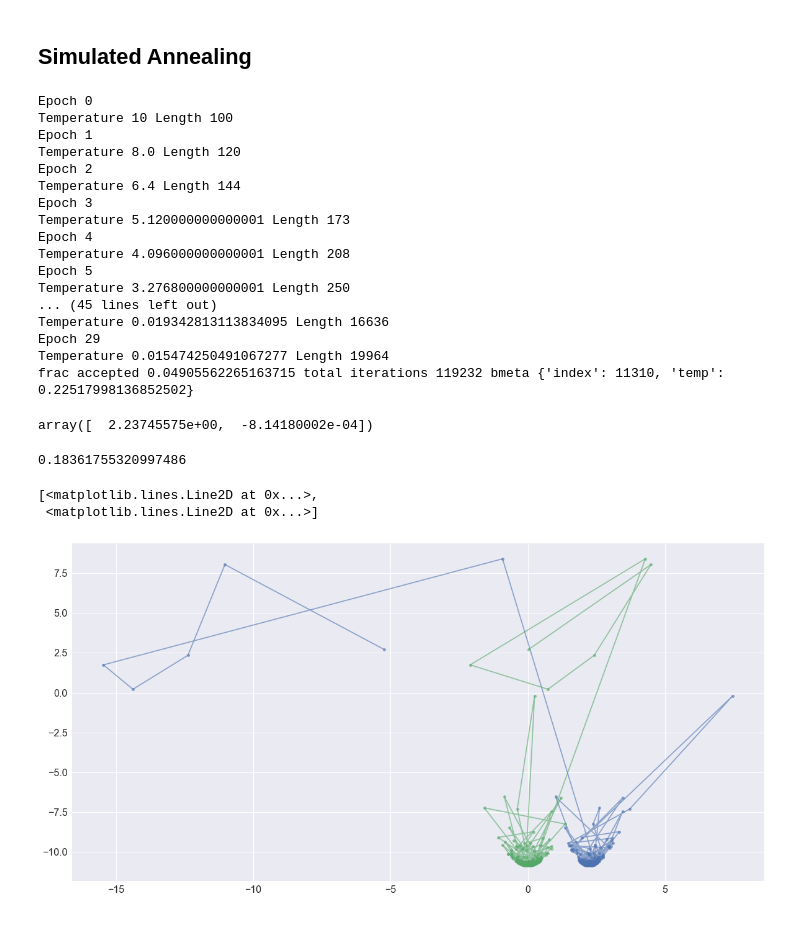
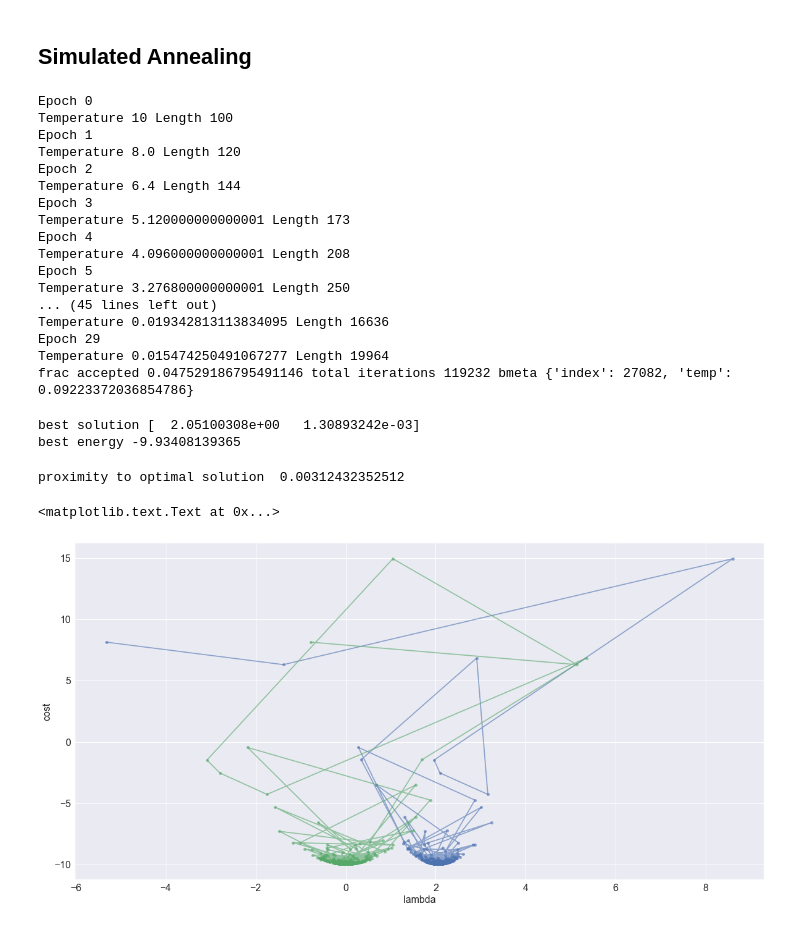
Before and after one commit to nikhilaravi/am207, a Jupyter notebook: AM207_HW4.ipynb, the cells around one changed output. Cells and saved outputs as stored; diff of their text form; code cells hidden in the pictures.

```diff
--- a/AM207_HW4.ipynb
+++ b/AM207_HW4.ipynb
@@ -58,7 +58,7 @@ def exp_fn(X, Y, lmd1, lmd2):
     return r*X*np.exp((Y**2 - X**2)*(lmd1**2 + lmd2**2))
 
 def f(X, Y, lmd1, lmd2):
-    fs = p*(lmd2**2)*Y - q*(lmd2**2)*X + lmd1*exp_fn(X, Y, lmd1, lmd2)
+    fs = p*(lmd2**2)*Y - q*(lmd1**2)*X + lmd1*exp_fn(X, Y, lmd1, lmd2)
     return np.sum(fs)
 
 def fprime_lmd1(X, Y, lmd1, lmd2):
@@ -68,3 +68,33 @@ def fprime_lmd1(X, Y, lmd1, lmd2):
 def fprime_lmd2(X, Y, lmd1, lmd2):
     fp = 2*p*lmd2*Y + 2*lmd1*lmd2*(Y**2 - X**2)*exp_fn(X, Y, lmd1, lmd2)
     return np.sum(fp)
+# %%
+l1 = 2.05384
+l2 = 0
+m = Y.shape
+# range of l1 and l2
+lm1 = np.linspace(l1 - 15 , l1 + 15, 100)
+lm2 = np.linspace(l2 - 15, l2 + 15, 100)
+
+def plot_cost():
+    # optimum values
+    LM1, LM2 = np.meshgrid(lm1, lm2)
+
+    l = np.array([f(X,Y, *(lmd))
+                   for lmd in zip(np.ravel(LM1), np.ravel(LM2))])
+    L = l.reshape(LM1.shape)
+
+    fig = plt.figure(figsize=(20, 10))
+    ax = fig.add_subplot(111, projection='3d')
+
+    ax.plot_surface(LM1, LM2, L, rstride=1, cstride=1, color='b', alpha=0.2)
+    ax.contour(LM1, LM2, L, 20, color='b', alpha=0.5, offset=f(X, Y, l1, l2), stride=50)
+
+    ax.set_xlabel('$\lambda1$')
+    ax.set_ylabel('$\lambda2$')
+    ax.set_zlabel('Total cost $L(x,y,\lambda1,\lambda2)$')
+    ax.view_init(elev=30., azim=30)
+
+    # plot the optimum
+    ax.plot([l1],[l2], f(X, Y, l1, l2) , markerfacecolor='r', markeredgecolor='r', marker='o', markersize=7);
+    return ax
@@ -372,27 +439,29 @@ Temperature 3.276800000000001 Length 250
 Temperature 0.019342813113834095 Length 16636
 Epoch 29
 Temperature 0.015474250491067277 Length 19964
-frac accepted 0.04905562265163715 total iterations 119232 bmeta {'index': 11310, 'temp': 0.22517998136852502}
+frac accepted 0.047529186795491146 total iterations 119232 bmeta {'index': 27082, 'temp': 0.09223372036854786}
-# %%
-bs
-# %% [output]
-array([  2.23745575e+00,  -8.14180002e-04])
+# %%
+print('best solution', bs)
+print('best energy', be)
+# %% [output]
+best solution [  2.05100308e+00   1.30893242e-03]
+best energy -9.93408139365
 # %%
-np.linalg.norm(bs - np.array([2.05384, 0]))
+print('proximity to optimal solution ', np.linalg.norm(bs - np.array([2.05384, 0])))
 # %% [output]
-0.18361755320997486
+proximity to optimal solution  0.00312432352512
 # %%
 plt.figure(figsize=(20,10))
 xs = np.linspace(-10.,10.,1000)
 # plt.plot(xs, f(X,Y, xs), lw=2);
 eout=list(enumerate(out))
 #len([e[1] for i,e in eout if i%100==0]), len([e[2] for i,e in eout if i%100==0])
 plt.plot([e[1] for i,e in eout if i%100==0], [e[2] for i,e in eout if i%100==0], 'o-', alpha=0.6, markersize=5)
-plt.xlabel()
+plt.xlabel('lambda')
+plt.ylabel('cost')
 #plt.plot([e[1] for e in out], [f(e[1]) for e in out], '.', alpha=0.005)
 # plt.xlim([-3,10])
 # plt.ylim([-10,100])
 # %% [output]
-[<matplotlib.lines.Line2D at 0x...>,
- <matplotlib.lines.Line2D at 0x...>]
+<matplotlib.text.Text at 0x...>
-[figure, old version]
+[figure, new version]
```
Also changed, not shown: parts of 21 cells of this notebook, 2 other files.
